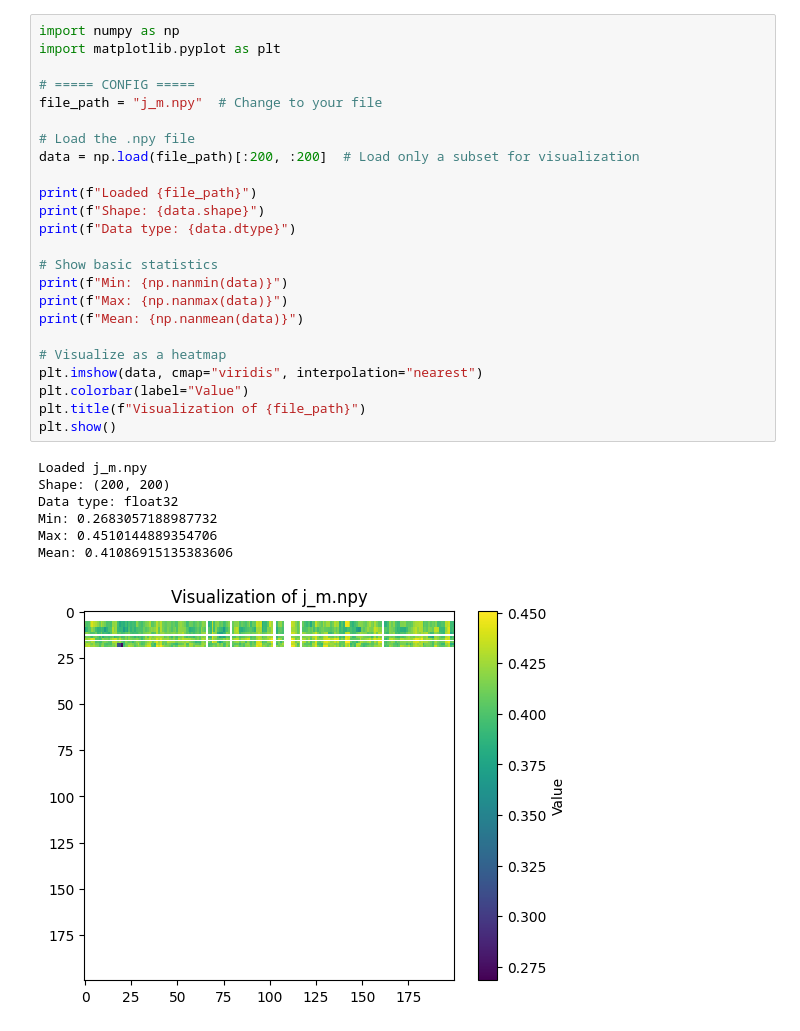
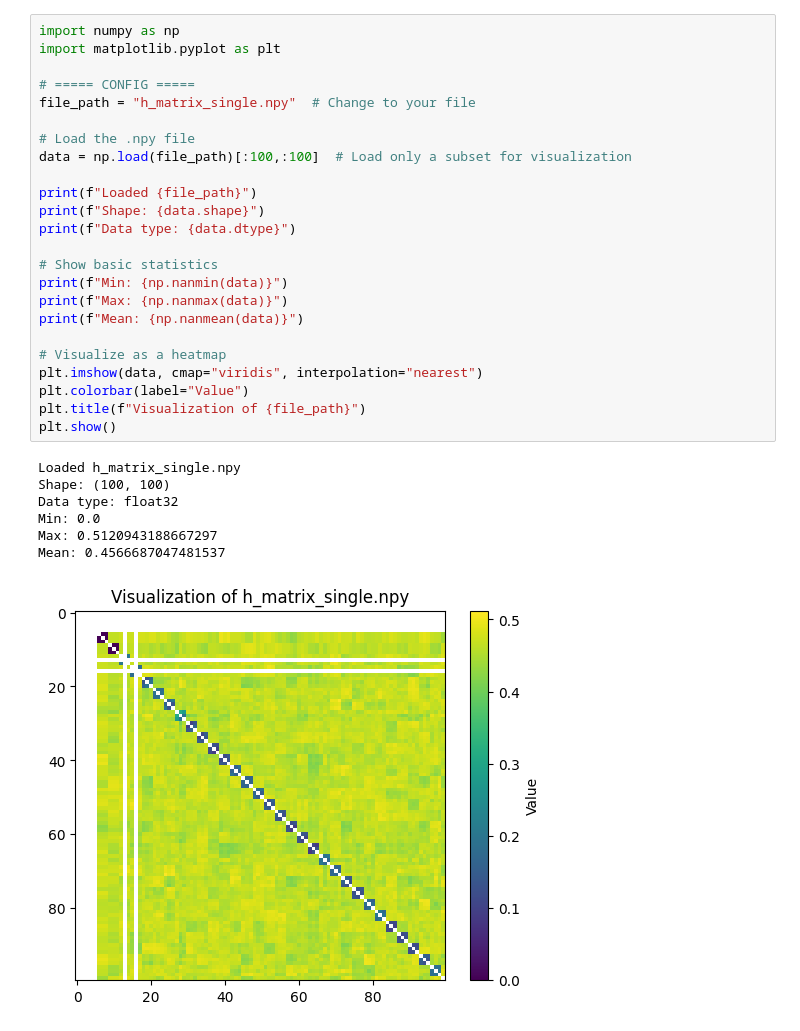
Before and after one commit to Pantarat/open-iris-pantarat, a Jupyter notebook: colab/temp_visualize.ipynb, the cells around one changed output. Drawn from its saved outputs; the diff is of its cells as text.

Commit message:
BMT single

```diff
--- a/colab/temp_visualize.ipynb
+++ b/colab/temp_visualize.ipynb
@@ -1,32 +1,32 @@
 # %%
 import numpy as np
 import matplotlib.pyplot as plt
 
 # ===== CONFIG =====
-file_path = "j_m.npy"  # Change to your file
+file_path = "h_matrix_single.npy"  # Change to your file
 
 # Load the .npy file
-data = np.load(file_path)[:200, :200]  # Load only a subset for visualization
+data = np.load(file_path)[:100,:100]  # Load only a subset for visualization
 
 print(f"Loaded {file_path}")
 print(f"Shape: {data.shape}")
 print(f"Data type: {data.dtype}")
 
 # Show basic statistics
 print(f"Min: {np.nanmin(data)}")
 print(f"Max: {np.nanmax(data)}")
 print(f"Mean: {np.nanmean(data)}")
 
 # Visualize as a heatmap
 plt.imshow(data, cmap="viridis", interpolation="nearest")
 plt.colorbar(label="Value")
 plt.title(f"Visualization of {file_path}")
 plt.show()
 # %% [output]
-Loaded j_m.npy
-Shape: (200, 200)
+Loaded h_matrix_single.npy
+Shape: (100, 100)
 Data type: float32
-Min: 0.2683057188987732
-Max: 0.4510144889354706
-Mean: 0.41086915135383606
+Min: 0.0
+Max: 0.5120943188667297
+Mean: 0.4566687047481537
-[figure, old version]
+[figure, new version]
```
Also changed, not shown: 3 other files.
